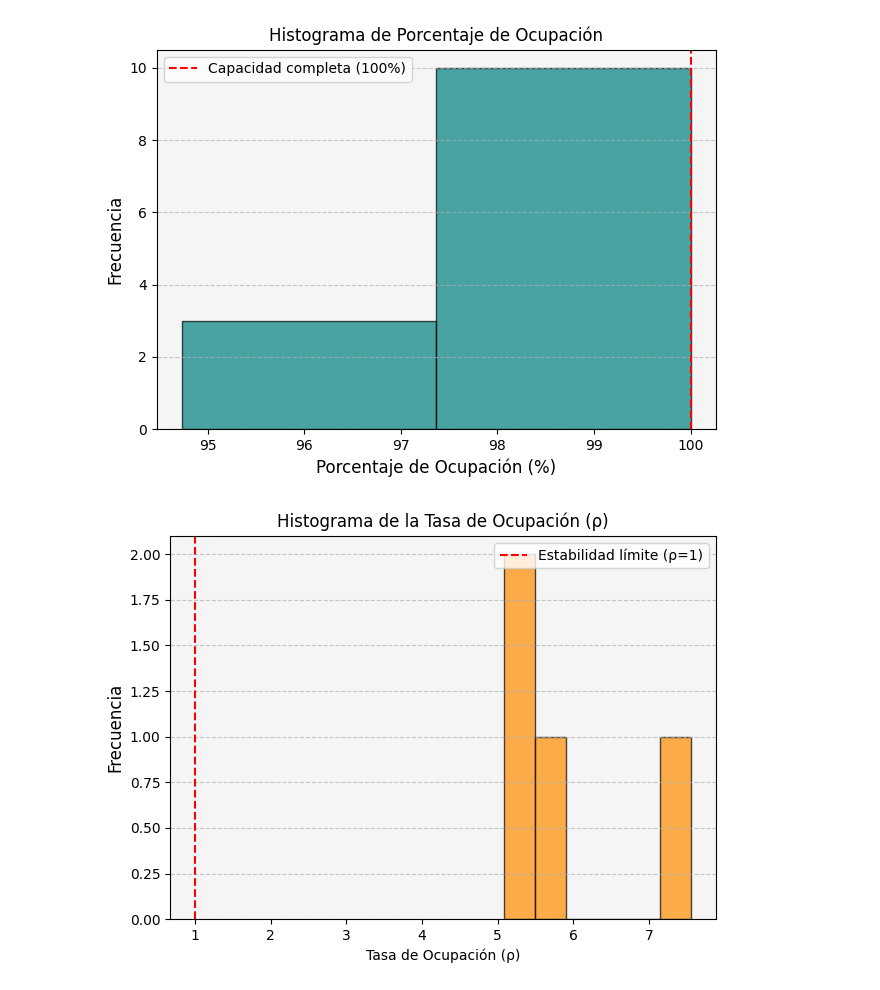
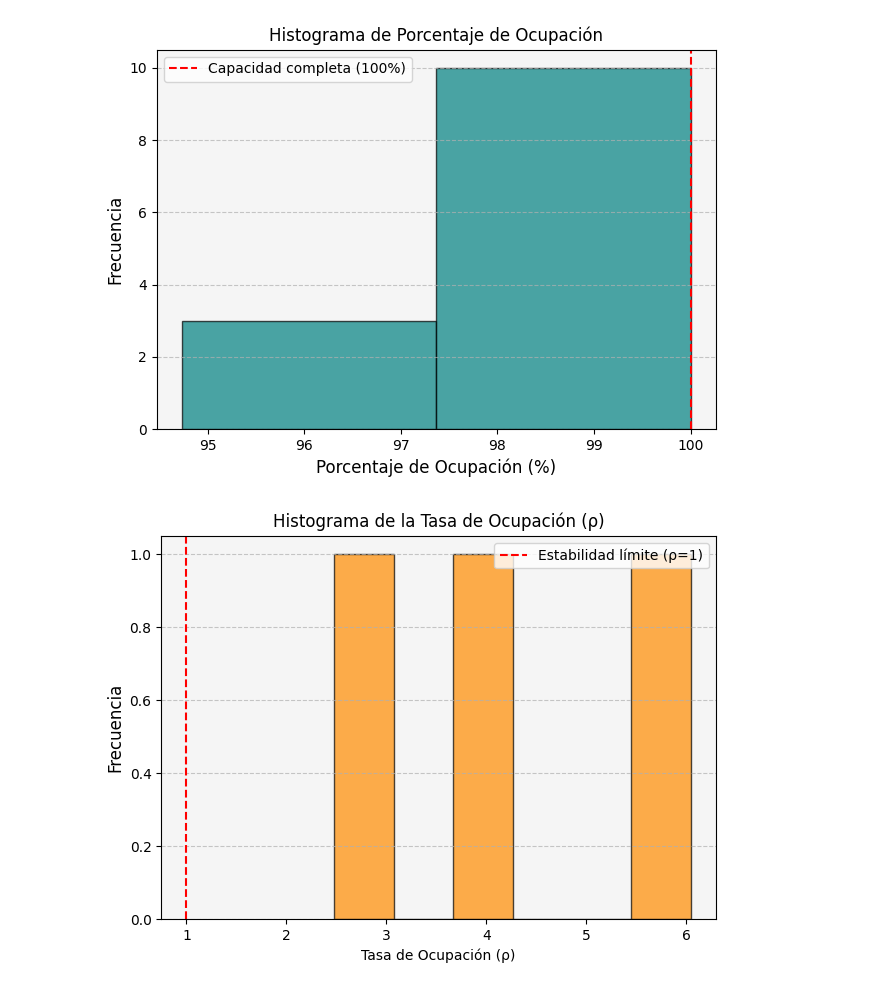
Before and after one commit to MaricelaMH/SIMULACION-II, a Jupyter notebook: HISTOGRAMAS_ARTICULO.ipynb, the cells around one changed output. Drawn from its saved outputs; the diff is of its cells as text; code cells hidden in the pictures.

```diff
--- a/HISTOGRAMAS_ARTICULO.ipynb
+++ b/HISTOGRAMAS_ARTICULO.ipynb
@@ -93,29 +93,29 @@ plt.show()
 # %%
 import matplotlib.pyplot as plt
 
 # Datos: tasas de llegada y servicio
-tasas_llegada = [1.27,1.41,1.27,1.36]  # Lambda (por minuto)
-tasas_servicio = [0.25,0.25,0.25,0.18]  # Mu (por minuto)
+tasas_llegada = [0.62,0.95,1.27]  # Lambda (por minuto)
+tasas_servicio = [0.25,0.25,0.21]  # Mu (por minuto)
 
 # Calcular la tasa de ocupación (rho)
 tasa_ocupacion = [l / m for l, m in zip(tasas_llegada, tasas_servicio)]
 
 # Crear el histograma
 plt.hist(tasa_ocupacion, bins=6, edgecolor='black', color='#FF8C00', alpha=0.7)
 
 # Línea de referencia para la estabilidad
 plt.axvline(x=1, color='red', linestyle='--', label='Estabilidad límite (ρ=1)')
 
 # Personalizar el gráfico
 plt.title('Histograma de la Tasa de Ocupación (ρ)')
 plt.xlabel('Tasa de Ocupación (ρ)')
 plt.ylabel('Frecuencia', fontsize=12)
 plt.grid(axis='y', linestyle='--', alpha=0.7)  # Líneas de cuadrícula
 plt.gca().set_facecolor('#F5F5F5')  # Fondo gris claro
 plt.legend(fontsize=10)
 
 # Mostrar el gráfico
 plt.tight_layout()
 plt.show()
 # %% [output]
-[figure, old version]
+[figure, new version]
```
